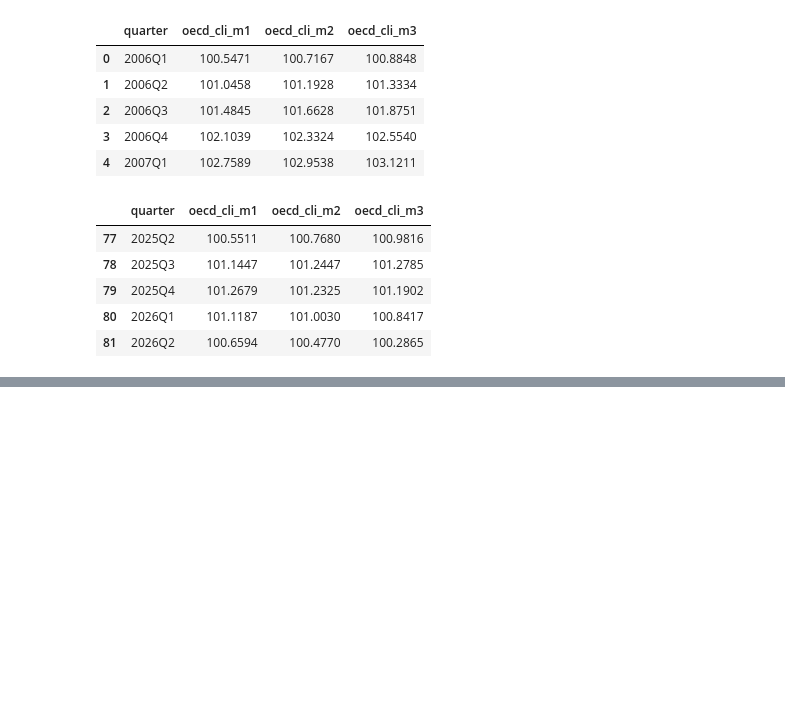
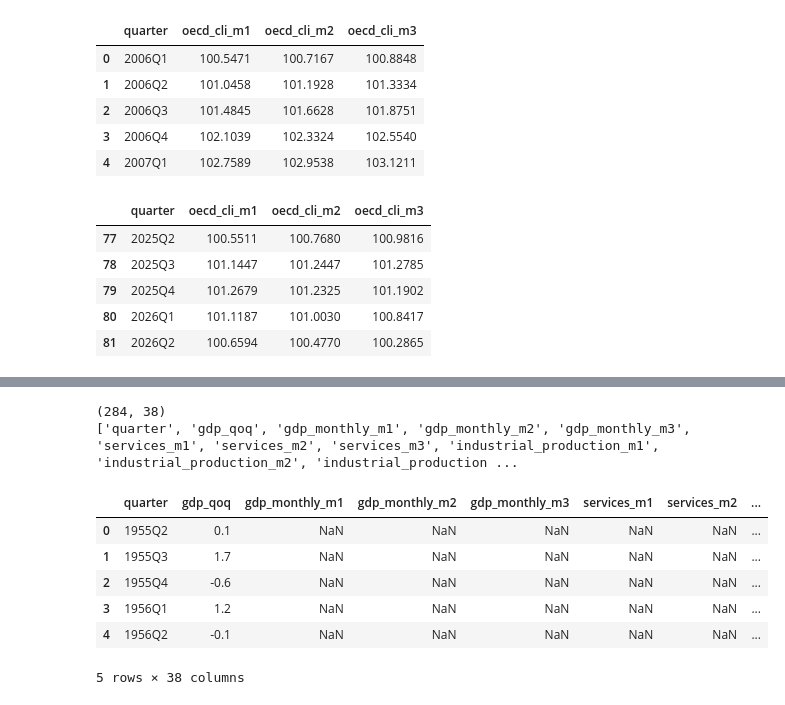
Before and after one commit to ivanredkovets/uk-gdp-nowcasting, a Jupyter notebook: notebooks/02_data_preparation.ipynb, the cells around one changed output, grey strips where cells are left out. Cells and saved outputs as stored; diff of their text form; code cells hidden in the pictures; blank space fills up the shorter version.

Commit message:
Complete data engineering and ragged-edge datasets

```diff
--- a/notebooks/02_data_preparation.ipynb
+++ b/notebooks/02_data_preparation.ipynb
@@ -1700,0 +1750,9 @@ oecd_cli_quarterly.to_csv(
+# %%
+master_dataset = pd.merge(
+    gdp_target,
+    gdp_monthly,
+    on="quarter",
+    how="left"
+)
+
+master_dataset.head()
@@ -1700,0 +1781,37 @@ oecd_cli_quarterly.to_csv(
+# %%
+predictor_datasets = [
+    services,
+    industrial,
+    construction,
+    retail,
+    unemployment,
+    vacancies,
+    wages,
+    cpi,
+    bank_rate,
+    consumer_confidence,
+    oecd_cli
+]
+
+for df in predictor_datasets:
+    master_dataset = pd.merge(
+        master_dataset,
+        df,
+        on="quarter",
+        how="left"
+    )
+# %%
+print(master_dataset.shape)
+print(master_dataset.columns.tolist())
+
+master_dataset.head()
+# %% [output]
+(284, 38)
+['quarter', 'gdp_qoq', 'gdp_monthly_m1', 'gdp_monthly_m2', 'gdp_monthly_m3', 'services_m1', 'services_m2', 'services_m3', 'industrial_production_m1', 'industrial_production_m2', 'industrial_production ...
+|  | quarter | gdp_qoq | gdp_monthly_m1 | gdp_monthly_m2 | gdp_monthly_m3 | services_m1 | services_m2 | ... |
+| 0 | 1955Q2 | 0.1 | NaN | NaN | NaN | NaN | NaN | ... |
+| 1 | 1955Q3 | 1.7 | NaN | NaN | NaN | NaN | NaN | ... |
+| 2 | 1955Q4 | -0.6 | NaN | NaN | NaN | NaN | NaN | ... |
+| 3 | 1956Q1 | 1.2 | NaN | NaN | NaN | NaN | NaN | ... |
+| 4 | 1956Q2 | -0.1 | NaN | NaN | NaN | NaN | NaN | ... |
+5 rows × 38 columns
```
Also changed, not shown: parts of 36 cells of this notebook, 5 other files.
